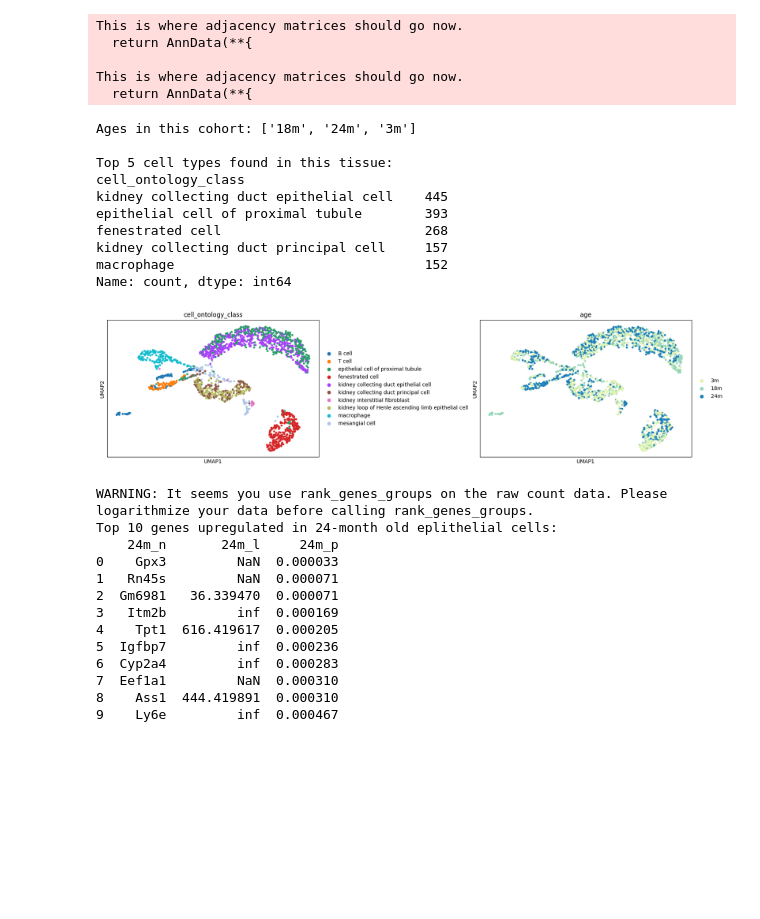
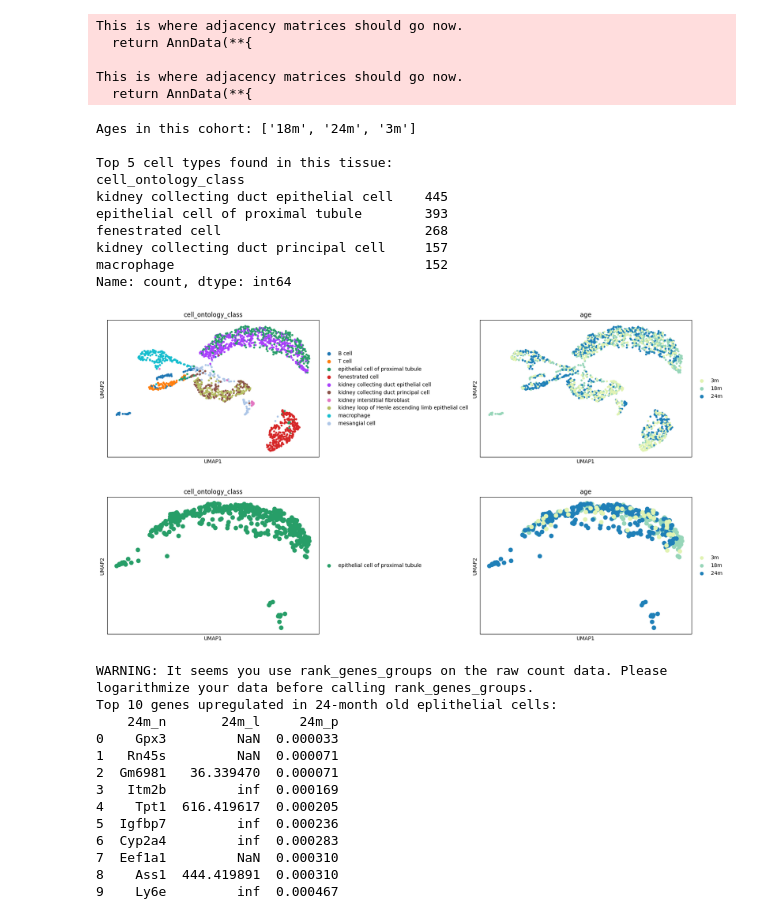
Before and after one commit to gaga0321/scRNA-aging-analysis, a Jupyter notebook: scRNA_aging_analysis_kidney.ipynb, the cells around one changed output. Cells and saved outputs as stored; diff of their text form; code cells hidden in the pictures; blank space fills up the shorter version.

```diff
--- a/scRNA_aging_analysis_kidney.ipynb
+++ b/scRNA_aging_analysis_kidney.ipynb
@@ -31,20 +31,23 @@ This is where adjacency matrices should go now.
 # %%
 print("Ages in this cohort:", adata_aging.obs['age'].unique().tolist())
 print("\nTop 5 cell types found in this tissue:")
 print(adata_aging.obs['cell_ontology_class'].value_counts().head(5))
 sc.pl.umap(adata_aging, color=['cell_ontology_class', 'age'], wspace=0.6)
+proximal_tubule_cells = adata_aging[adata_aging.obs['cell_ontology_class'] == 'epithelial cell of proximal tubule'].copy()
+sc.pl.umap(proximal_tubule_cells, color=['cell_ontology_class', 'age'], wspace=0.6)
 # %% [output]
 Ages in this cohort: ['18m', '24m', '3m']
 
 Top 5 cell types found in this tissue:
 cell_ontology_class
 kidney collecting duct epithelial cell    445
 epithelial cell of proximal tubule        393
 fenestrated cell                          268
 kidney collecting duct principal cell     157
 macrophage                                152
 Name: count, dtype: int64
 [figure]
+[figure, added]
 # %%
 import pandas as pd
 epithelial_cells = adata_aging[adata_aging.obs['cell_ontology_class'] == 'epithelial cell of proximal tubule'].copy()
```
